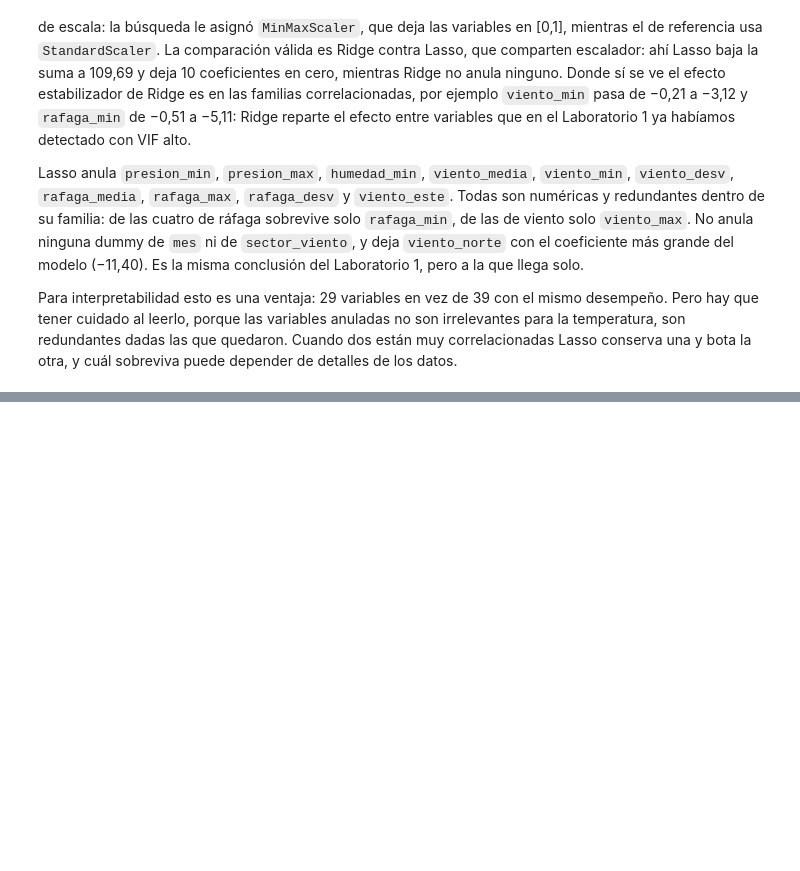
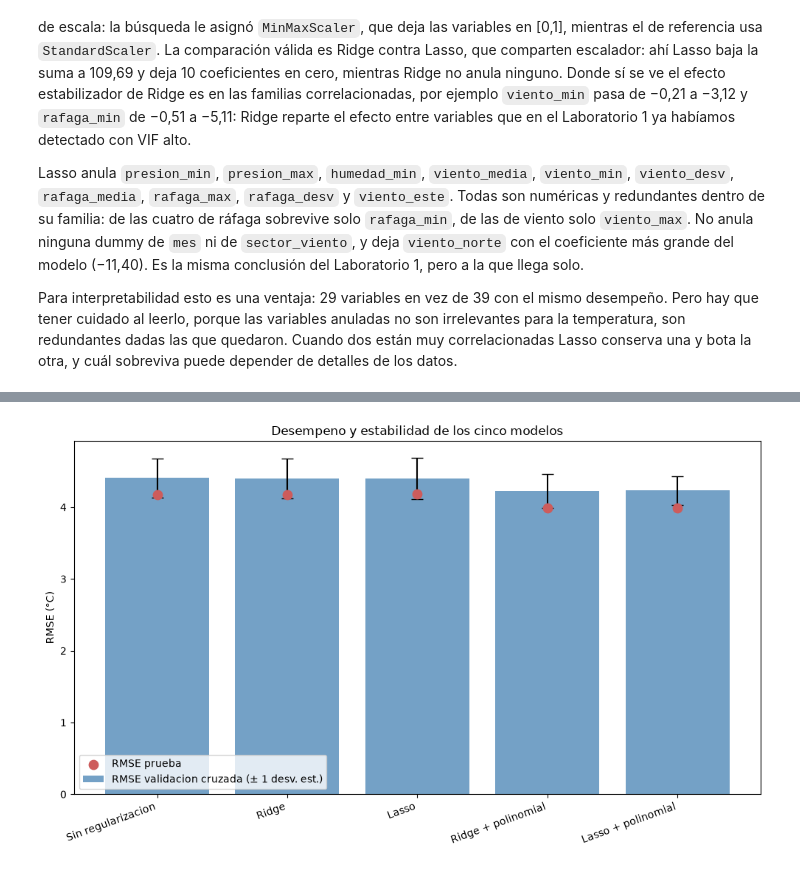
Before and after one commit to Jscovino/Lab-1-Aprendizaje-M-quina---Grupo-60, a Jupyter notebook: Lab2_Desarrollo.ipynb, the cells around one changed output, grey strips where cells are left out. Saved outputs shown, nothing was run; the diff lists cells and outputs as text; code cells hidden in the pictures; blank space fills up the shorter version.

Commit message:
Actividades 4 5 6

```diff
--- a/Lab2_Desarrollo.ipynb
+++ b/Lab2_Desarrollo.ipynb
@@ -1020,0 +1084,12 @@ depender de detalles de los datos.
+# %%
+%%time
+grid_polinomial_ridge.fit(X_train, y_train)
+
+print("Mejores hiperparametros Ridge + polinomial:", grid_polinomial_ridge.best_params_)
+print(f"Mejor RMSE en validacion cruzada: {-grid_polinomial_ridge.best_score_:.4f}")
+print(f"Desviacion estandar del RMSE    : "
+      f"{grid_polinomial_ridge.cv_results_['std_test_RMSE'][grid_polinomial_ridge.best_index_]:.4f}")
+
+best_polinomial_ridge = grid_polinomial_ridge.best_estimator_
+metricas_polinomial_ridge = reporte("ACTIVIDAD 4 — Mejor modelo Ridge + polinomial",
+                                    best_polinomial_ridge, X_train, y_train, X_test, y_test)
@@ -1020,0 +1178,12 @@ depender de detalles de los datos.
+# %%
+%%time
+grid_polinomial_lasso.fit(X_train, y_train)
+
+print("Mejores hiperparametros Lasso + polinomial:", grid_polinomial_lasso.best_params_)
+print(f"Mejor RMSE en validacion cruzada: {-grid_polinomial_lasso.best_score_:.4f}")
+print(f"Desviacion estandar del RMSE    : "
+      f"{grid_polinomial_lasso.cv_results_['std_test_RMSE'][grid_polinomial_lasso.best_index_]:.4f}")
+
+best_polinomial_lasso = grid_polinomial_lasso.best_estimator_
+metricas_polinomial_lasso = reporte("ACTIVIDAD 4 — Mejor modelo Lasso + polinomial",
+                                    best_polinomial_lasso, X_train, y_train, X_test, y_test)
@@ -1020,0 +1424,16 @@ depender de detalles de los datos.
+# %%
+plt.figure(figsize=(10, 6))
+x = np.arange(len(tabla_final))
+
+plt.bar(x, tabla_final['RMSE_val_cv'], yerr=tabla_final['Desv_val_cv'], capsize=6,
+        color='steelblue', alpha=0.75, label='RMSE validacion cruzada (± 1 desv. est.)')
+plt.scatter(x, tabla_final['RMSE_test'], color='indianred', zorder=5, s=80, label='RMSE prueba')
+
+plt.xticks(x, tabla_final.index, rotation=20, ha='right')
+plt.ylabel('RMSE (°C)')
+plt.title('Desempeno y estabilidad de los cinco modelos')
+plt.legend()
+plt.tight_layout()
+plt.show()
+# %% [output]
+[figure, added]
```
Also changed, not shown: parts of 29 cells of this notebook, 1 other file.
